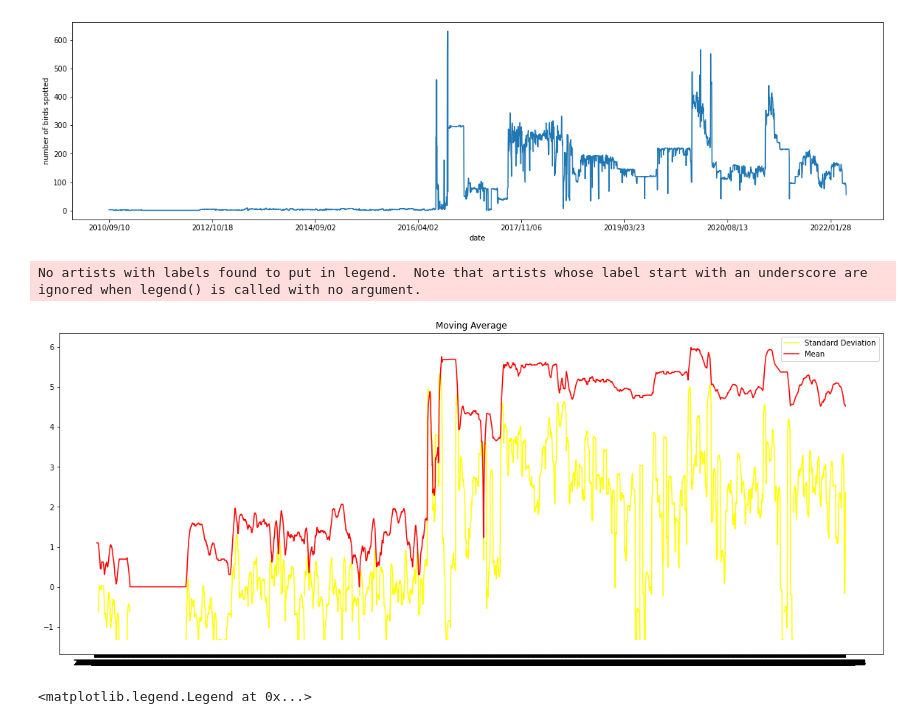
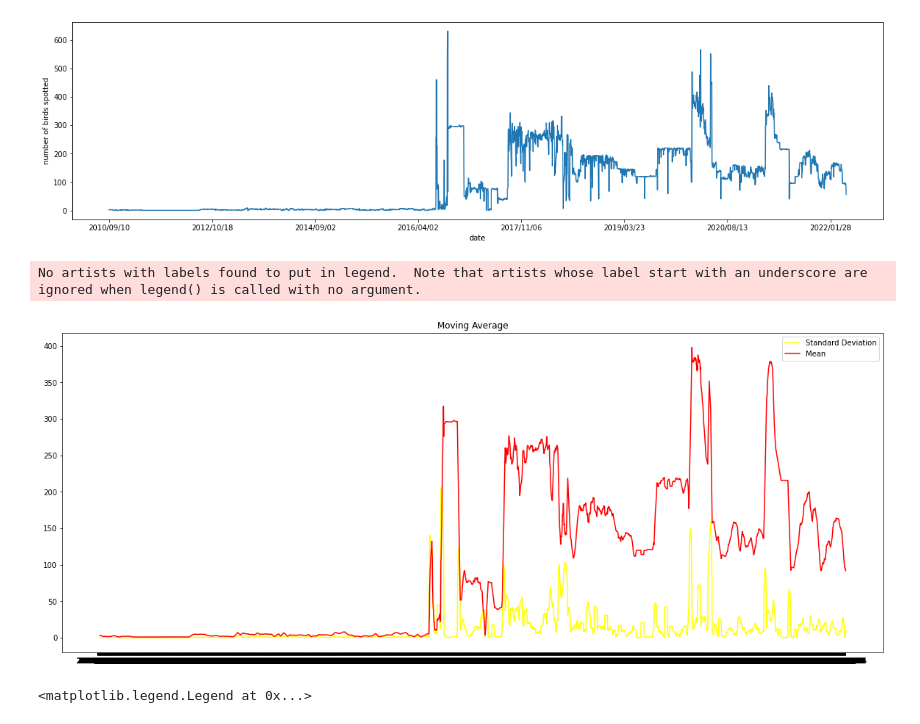
Before and after one commit to B2-80525/Ayush_iss_baar_to_code_pull_karle, a Jupyter notebook: 24 12 2023/Grus grus.ipynb, the cells around one changed output. Cells and saved outputs as stored; diff of their text form; code cells hidden in the pictures.

```diff
--- a/24 12 2023/Grus grus.ipynb
+++ b/24 12 2023/Grus grus.ipynb
@@ -230,19 +238,19 @@ plt.show()
 # %%
 from pylab import rcParams
 
 rcParams["figure.figsize"] = 20,8
-moving_avg = np.log(df_demo.rolling(14).mean())
-moving_std = np.log(df_demo.rolling(14).std())
+moving_avg = df_demo.rolling(14).mean()
+moving_std = df_demo.rolling(14).std()
 
 plt.legend(loc='best')
 plt.title('Moving Average')
 plt.plot(moving_std, color ="yellow", label = "Standard Deviation")
 plt.plot(moving_avg, color="red", label = "Mean")
 plt.legend()
 plt.show()
 # %% [output]
 No artists with labels found to put in legend.  Note that artists whose label start with an underscore are ignored when legend() is called with no argument.
-[figure, old version]
+[figure, new version]
 # %%
 plt.figure(figsize=(20,6))
 plt.grid(True)
```
Also changed, not shown: parts of 26 cells of this notebook.
